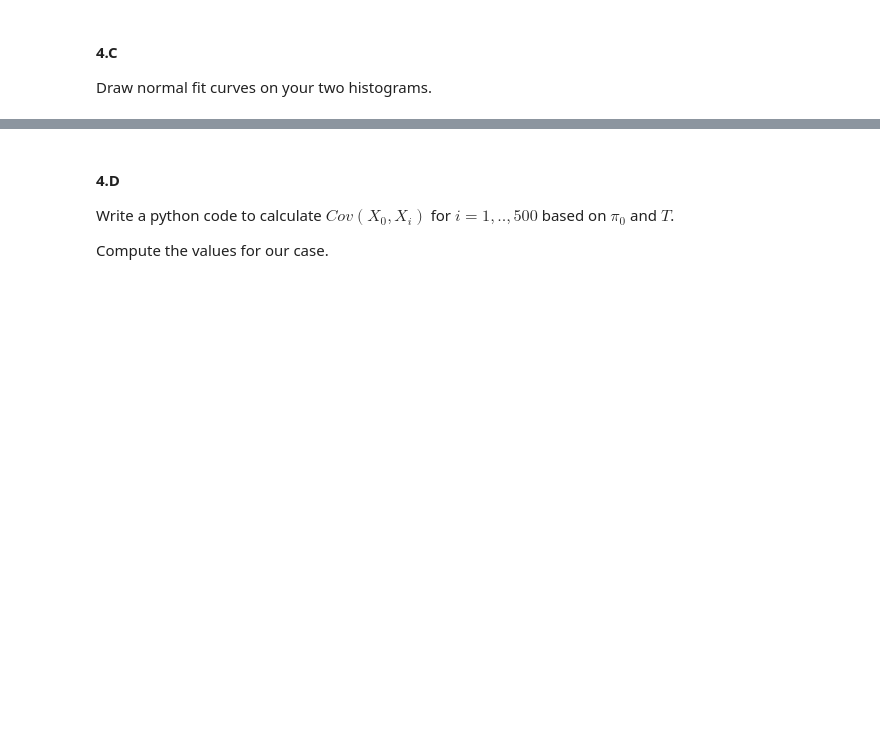
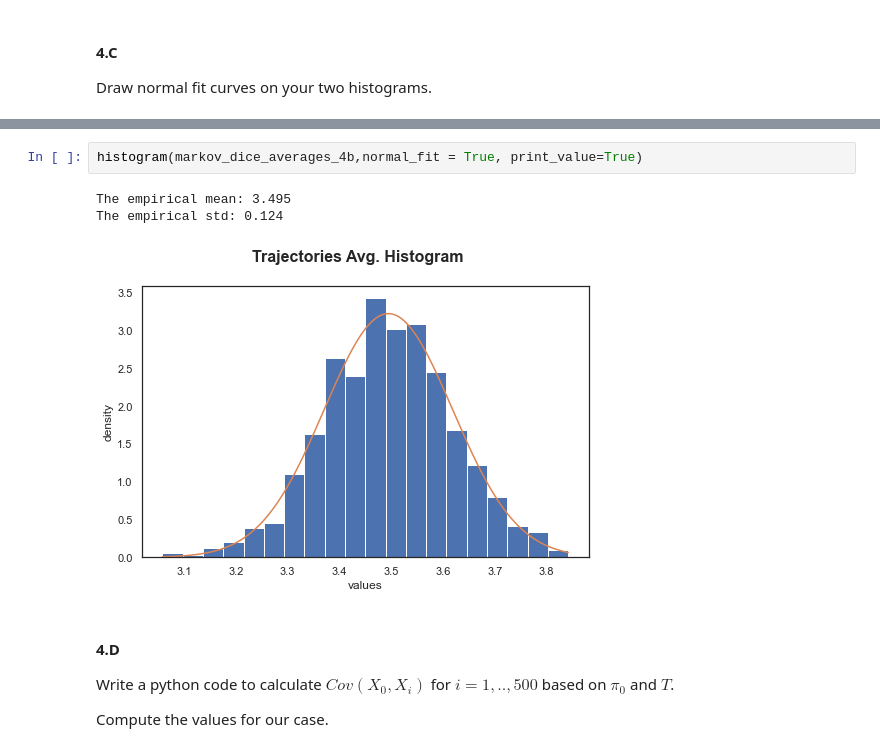
Before and after one commit to Oren-Ben/IDC, a Jupyter notebook: statistics/third_ex/204079453_205714447.ipynb, the cells around one changed output, grey strips where cells are left out. Saved outputs shown, nothing was run; the diff lists cells and outputs as text; blank space fills up the shorter version.

```diff
--- a/statistics/third_ex/204079453_205714447.ipynb
+++ b/statistics/third_ex/204079453_205714447.ipynb
@@ -595,3 +626,9 @@ Draw normal fit curves on your two histograms.
+# %%
+histogram(markov_dice_averages_4b,normal_fit = True, print_value=True)
+# %% [output]
+The empirical mean: 3.495
+The empirical std: 0.124
+[figure, added]
 # %% [markdown]
 #### 4.D
 Write a python code to calculate $Cov(X_0,X_i)$ for $i=1,..,500$ based on $\pi_0$ and $T$.
```
Also changed, not shown: parts of 16 cells of this notebook.
